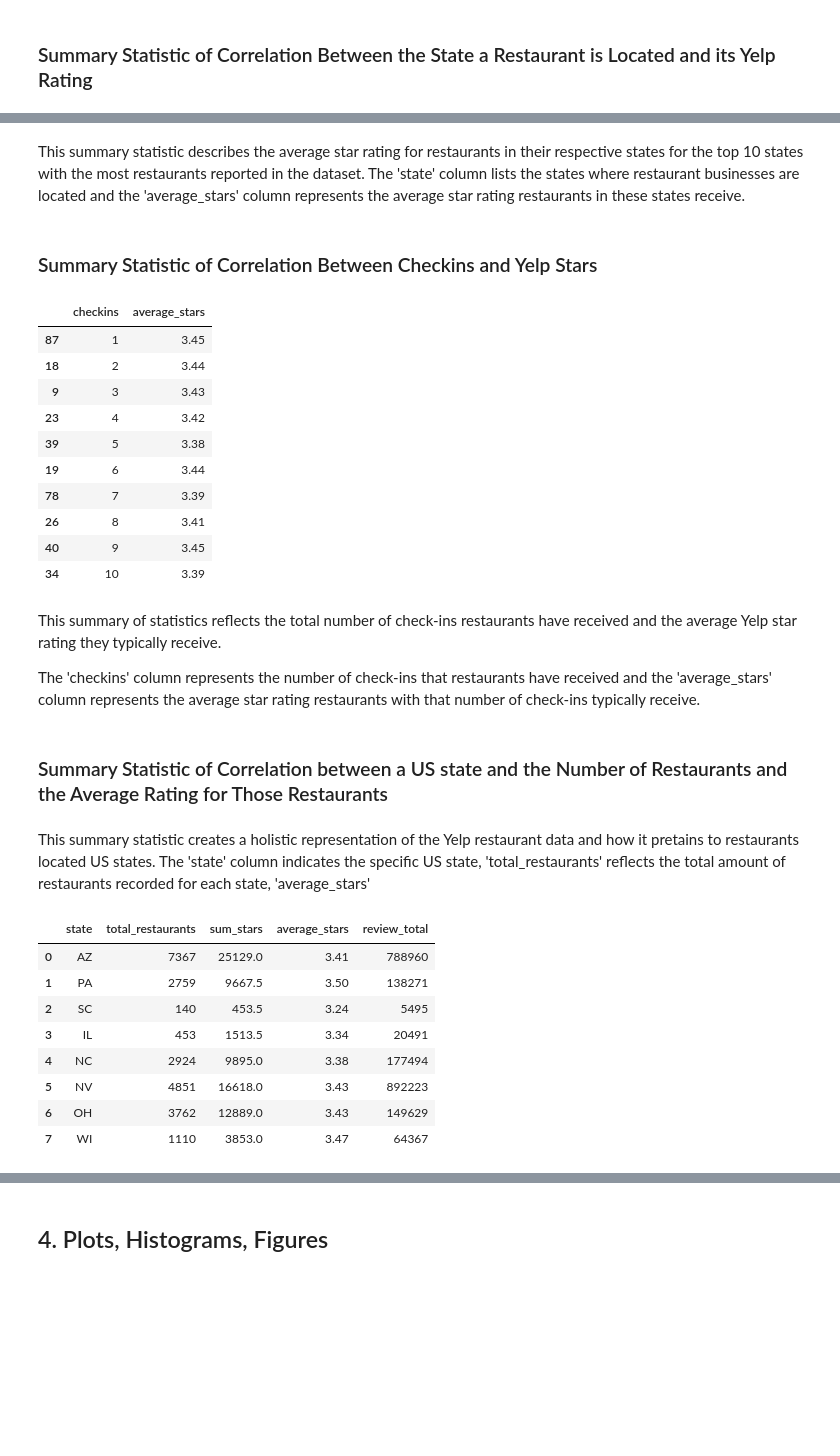
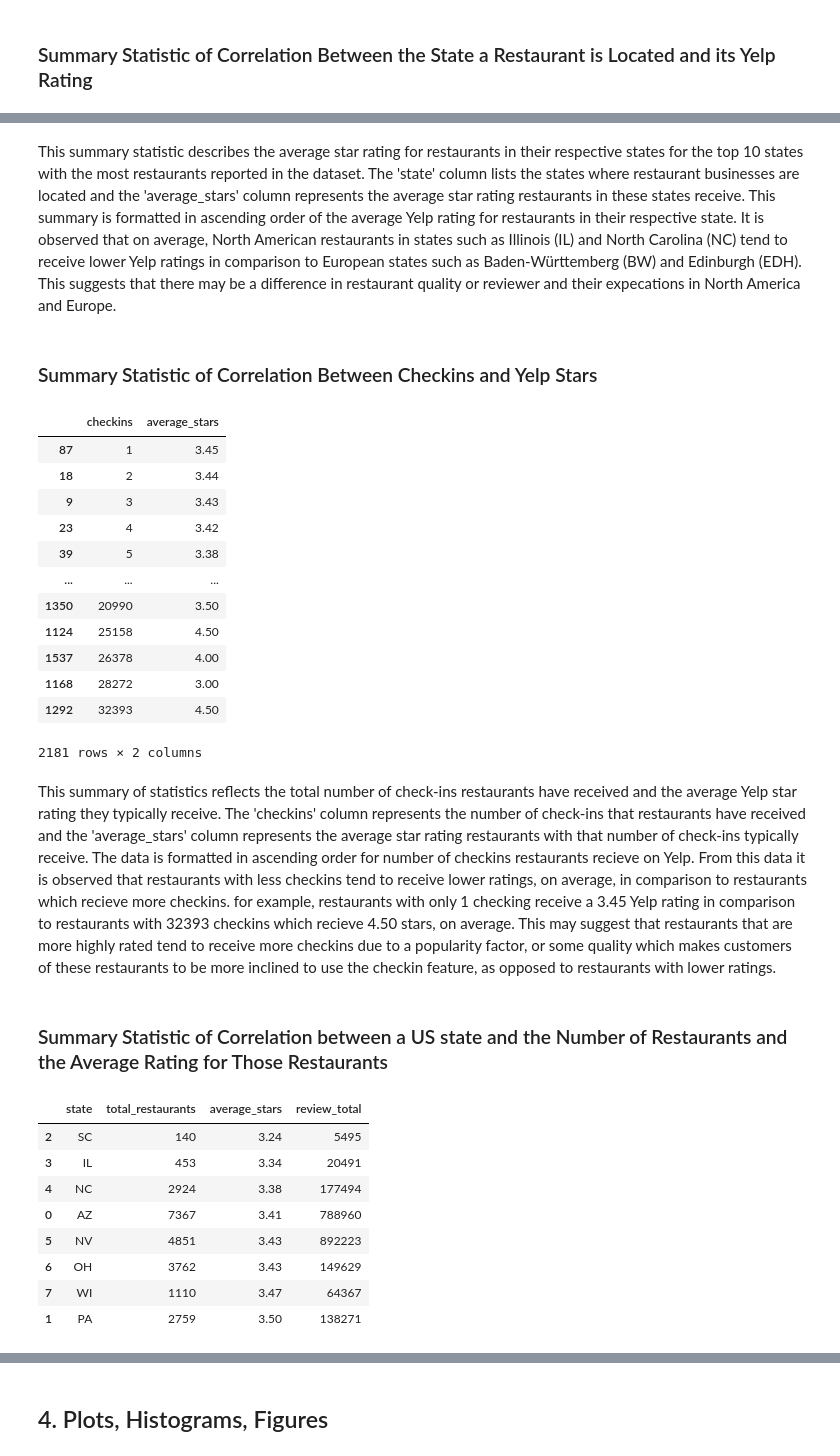
Before and after one commit to vvickychan/yelp-code, a Jupyter notebook: yelp.ipynb, the cells around one changed output, grey strips where cells are left out. Saved outputs shown, nothing was run; the diff lists cells and outputs as text; code cells hidden in the pictures; blank space fills up the shorter version.

```diff
--- a/yelp.ipynb
+++ b/yelp.ipynb
@@ -352,10 +355,10 @@ top_state_summary_statistic
 # %% [markdown]
-This summary statistic describes the average star rating for restaurants in their respective states for the top 10 states with the most restaurants reported in the dataset. The 'state' column lists the states where restaurant businesses are located and the 'average_stars' column represents the average star rating restaurants in these states receive.
+This summary statistic describes the average star rating for restaurants in their respective states for the top 10 states with the most restaurants reported in the dataset. The 'state' column lists the states where restaurant businesses are located and the 'average_stars' column represents the average star rating restaurants in these states receive. This summary is formatted in ascending order of the average Yelp rating for restaurants in their respective state. It is observed that on average, North American restaurants in states such as Illinois (IL) and North Carolina (NC) tend to receive lower Yelp ratings in comparison to European states such as Baden-Württemberg (BW) and Edinburgh (EDH). This suggests that there may be a difference in restaurant quality or reviewer and their expecations in North America and Europe.
 # %% [markdown]
 ### Summary Statistic of Correlation Between Checkins and Yelp Stars
 # %%
 checkin_summary = get_summary_statistic(df2_checkin, "checkins").drop(columns=['sum_stars', 'total_restaurants'])
-checkin_summary.head(10)
+checkin_summary.sort_values(by='checkins')
 # %% [output]
 |  | checkins | average_stars |
 | 87 | 1 | 3.45 |
@@ -363,19 +366,17 @@ checkin_summary.head(10)
 | 9 | 3 | 3.43 |
 | 23 | 4 | 3.42 |
 | 39 | 5 | 3.38 |
-| 19 | 6 | 3.44 |
-| 78 | 7 | 3.39 |
-| 26 | 8 | 3.41 |
-| 40 | 9 | 3.45 |
-| 34 | 10 | 3.39 |
+| ... | ... | ... |
+| 1350 | 20990 | 3.50 |
+| 1124 | 25158 | 4.50 |
+| 1537 | 26378 | 4.00 |
+| 1168 | 28272 | 3.00 |
+| 1292 | 32393 | 4.50 |
+2181 rows × 2 columns
 # %% [markdown]
-This summary of statistics reflects the total number of check-ins restaurants have received and the average Yelp star rating they typically receive.
-
-The 'checkins' column represents the number of check-ins that restaurants have received and the 'average_stars' column represents the average star rating restaurants with that number of check-ins typically receive.
+This summary of statistics reflects the total number of check-ins restaurants have received and the average Yelp star rating they typically receive. The 'checkins' column represents the number of check-ins that restaurants have received and the 'average_stars' column represents the average star rating restaurants with that number of check-ins typically receive. The data is formatted in ascending order for number of checkins restaurants recieve on Yelp. From this data it is observed that restaurants with less checkins tend to receive lower ratings, on average, in comparison to restaurants which recieve more checkins. for example, restaurants with only 1 checking receive a 3.45 Yelp rating in comparison to restaurants with 32393 checkins which recieve 4.50 stars, on average. This may suggest that restaurants that are more highly rated tend to receive more checkins due to a popularity factor, or some quality which makes customers of these restaurants to be more inclined to use the checkin feature, as opposed to restaurants with lower ratings.
 # %% [markdown]
 ### Summary Statistic of Correlation between a US state and the Number of Restaurants and the Average Rating for Those Restaurants
-# %% [markdown]
-This summary statistic creates a holistic representation of the Yelp restaurant data and how it pretains to restaurants located US states. The 'state' column indicates the specific US state, 'total_restaurants' reflects the total amount of restaurants recorded for each state, 'average_stars'
 # %%
 # Getting the state and star ratings
 us_state_summary_statistic = get_summary_statistic(df2_business, 'state')
@@ -388,41 +389,41 @@ us_state_summary_statistic =  pd.DataFrame(list(new_frame.items()))
 us_state_summary_statistic.columns = ['state', 'average_stars']
 
 # combining
 us_num_summary_statistic = get_summary_statistic(df2_business, 'state')
 total = {'AZ':[], 'PA':[], 'SC':[], 'IL':[], 'NC':[], 'NV':[], 'OH':[], 'PA':[], 'WI':[]}
 reviews = {'AZ':[0], 'PA':[0], 'SC':[0], 'IL':[0], 'NC':[0], 'NV':[0], 'OH':[0], 'PA':[0], 'WI':[0]}
 
 us_state_summary_statistic = get_summary_statistic(df2_business, 'state')
 new_frame = {'AZ':[], 'PA':[], 'SC':[], 'IL':[], 'NC':[], 'NV':[], 'OH':[], 'PA':[], 'WI':[]}
 
 for i in us_num_summary_statistic['state'].index:
     if us_num_summary_statistic['state'][i] in total:
         total[us_num_summary_statistic['state'][i]] = us_num_summary_statistic['total_restaurants'][i]
 us_num_summary_statistic =  pd.DataFrame(list(total.items()))
 us_num_summary_statistic.columns = ['state', 'total_restaurants']
 
 for i in df2_business['state'].index:
     if df2_business['state'][i] in reviews:
         reviews[df2_business['state'][i]] += df2_business['review_count'][i].astype(int)
 
 state_reviews =  pd.DataFrame(list(reviews.items()))
 state_reviews.columns = ['state', 'review_total']
 
 for i in state_reviews.index:
     state_reviews['review_total'][i] = state_reviews['review_total'][i][0]
 
 us_states_1 = pd.merge(us_num_summary_statistic, us_state_summary_statistic, on ='state')
 us_states = pd.merge(us_states_1, state_reviews, on ='state')
-us_states = us_states.drop(columns=['total_restaurants_y'], axis=1)
+us_states = us_states.drop(columns=['total_restaurants_y', 'sum_stars'], axis=1)
 us_states.rename(columns = {'total_restaurants_x':'total_restaurants'}, inplace = True)
-us_states
+us_states.sort_values(by='average_stars')
 # %% [output]
-|  | state | total_restaurants | sum_stars | average_stars | review_total |
-| 0 | AZ | 7367 | 25129.0 | 3.41 | 788960 |
-| 1 | PA | 2759 | 9667.5 | 3.50 | 138271 |
-| 2 | SC | 140 | 453.5 | 3.24 | 5495 |
-| 3 | IL | 453 | 1513.5 | 3.34 | 20491 |
-| 4 | NC | 2924 | 9895.0 | 3.38 | 177494 |
-| 5 | NV | 4851 | 16618.0 | 3.43 | 892223 |
-| 6 | OH | 3762 | 12889.0 | 3.43 | 149629 |
-| 7 | WI | 1110 | 3853.0 | 3.47 | 64367 |
+|  | state | total_restaurants | average_stars | review_total |
+| 2 | SC | 140 | 3.24 | 5495 |
+| 3 | IL | 453 | 3.34 | 20491 |
+| 4 | NC | 2924 | 3.38 | 177494 |
+| 0 | AZ | 7367 | 3.41 | 788960 |
+| 5 | NV | 4851 | 3.43 | 892223 |
+| 6 | OH | 3762 | 3.43 | 149629 |
+| 7 | WI | 1110 | 3.47 | 64367 |
+| 1 | PA | 2759 | 3.50 | 138271 |
```
Also changed, not shown: parts of 11 cells of this notebook.
